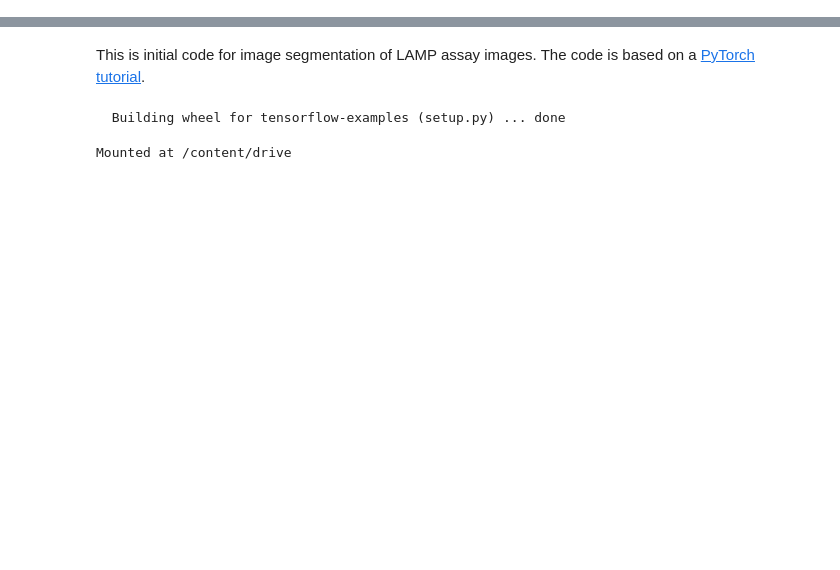
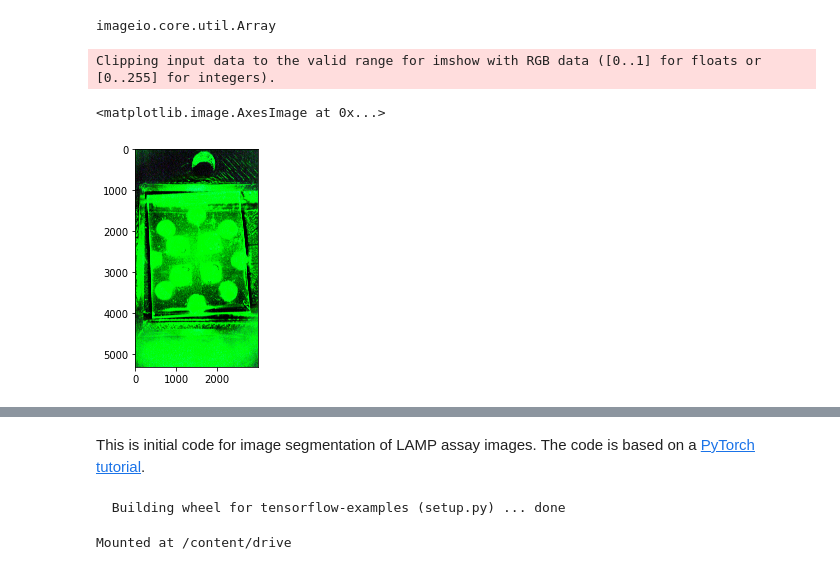
Before and after one commit to ncsu-landscape-dynamics/LAMP_assay_automation, a Jupyter notebook: PyTorchImSeg.ipynb, the cells around one changed output, grey strips where cells are left out. Saved outputs shown, nothing was run; the diff lists cells and outputs as text; code cells hidden in the pictures; blank space fills up the shorter version.

```diff
--- a/PyTorchImSeg.ipynb
+++ b/PyTorchImSeg.ipynb
@@ -2,0 +82,4 @@
+# %%
+imageio.plugins.freeimage.download()
+
+sc_im = imageio.imread(glob.glob('*.dng')[0], format='RAW-FI')
@@ -2,0 +92,10 @@
+# %%
+type(sc_im)
+# %% [output]
+imageio.core.util.Array
+# %%
+plt.imshow(sc_im)
+# %% [output]
+Clipping input data to the valid range for imshow with RGB data ([0..1] for floats or [0..255] for integers).
+<matplotlib.image.AxesImage at 0x...>
+[figure, added]
```
Also changed, not shown: parts of 30 cells of this notebook.
